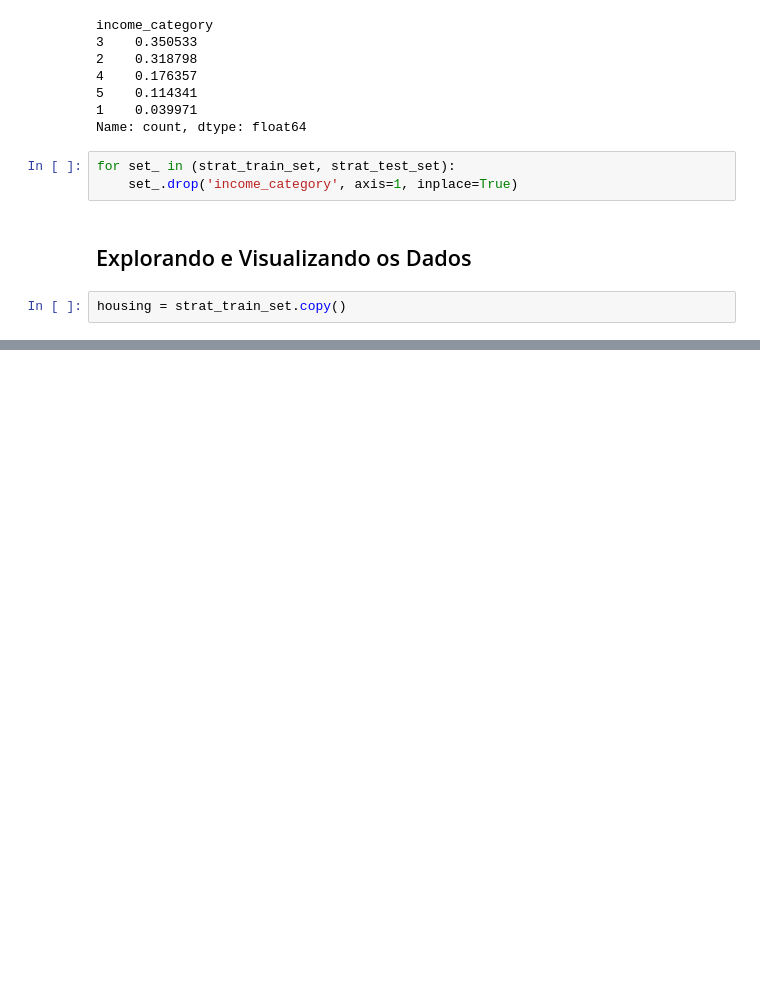
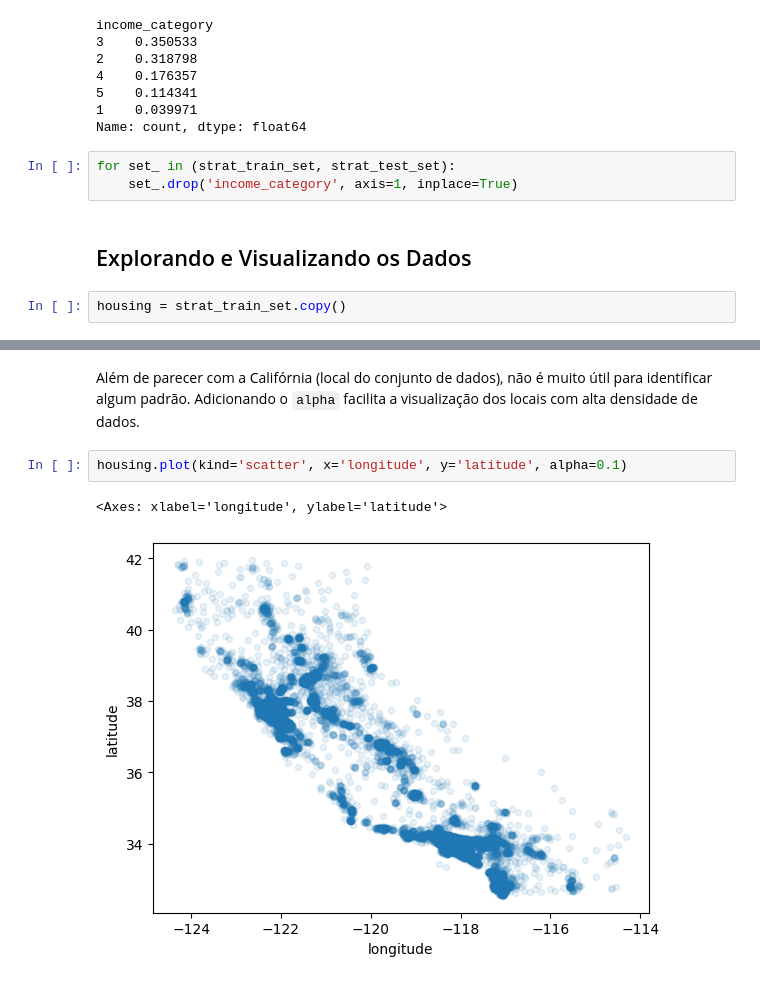
Before and after one commit to gabiluppi/ai-robotics-hpc-roadmap, a Jupyter notebook: exercises/ai/machine_learning/regression/housing/housing.ipynb, the cells around one changed output, grey strips where cells are left out. Cells and saved outputs as stored; diff of their text form; blank space fills up the shorter version.

```diff
--- a/exercises/ai/machine_learning/regression/housing/housing.ipynb
+++ b/exercises/ai/machine_learning/regression/housing/housing.ipynb
@@ -183,0 +191,7 @@ housing = strat_train_set.copy()
+# %% [markdown]
+Além de parecer com a Califórnia (local do conjunto de dados), não é muito útil para identificar algum padrão. Adicionando o `alpha` facilita a visualização dos locais com alta densidade de dados.
+# %%
+housing.plot(kind='scatter', x='longitude', y='latitude', alpha=0.1)
+# %% [output]
+<Axes: xlabel='longitude', ylabel='latitude'>
+[figure, added]
```
Also changed, not shown: parts of 30 cells of this notebook.
